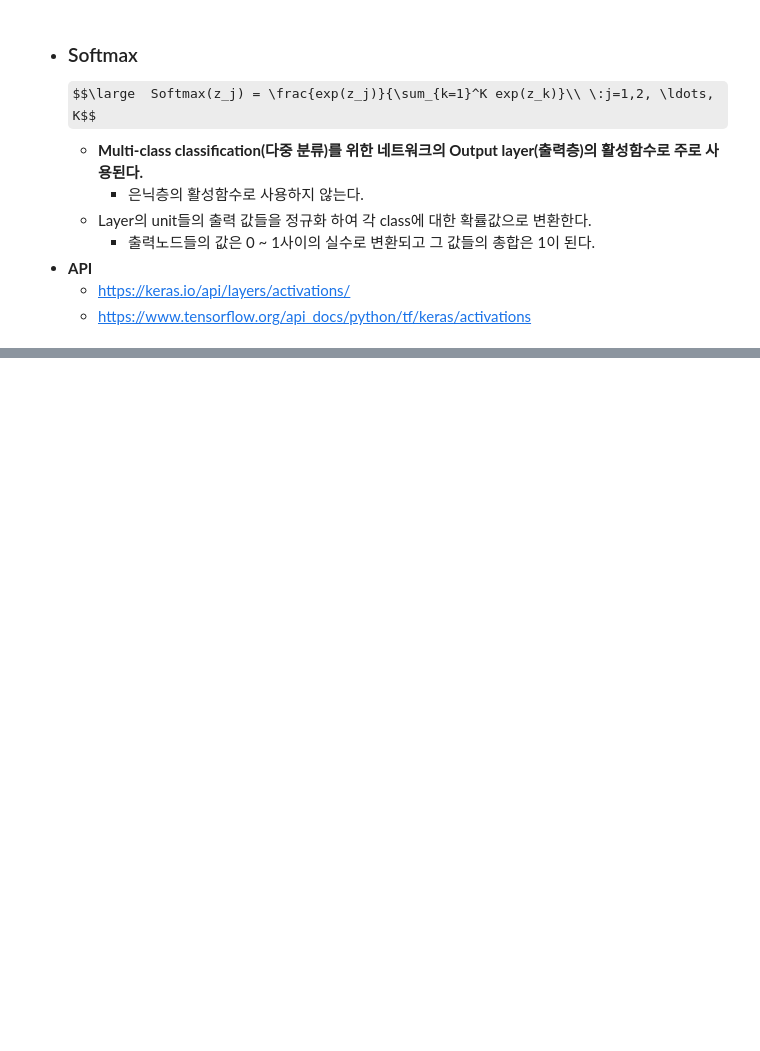
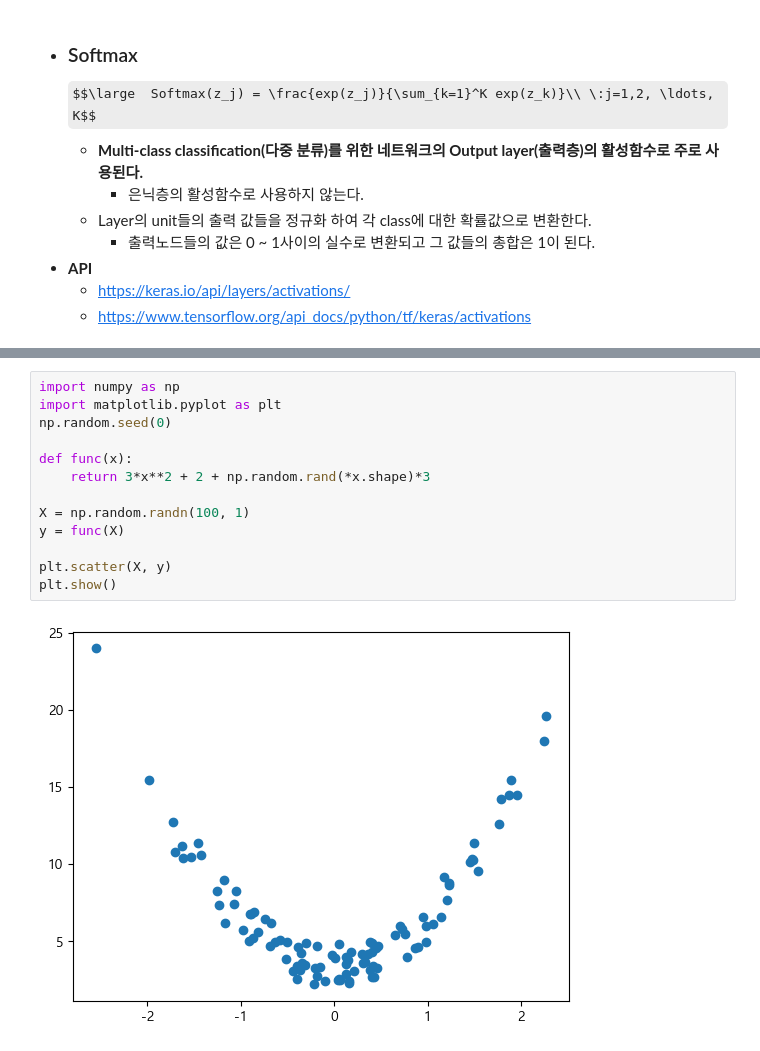
Before and after one commit to 1ee1hee/Deep_Learning, a Jupyter notebook: 신경망 구조.ipynb, the cells around one changed output, grey strips where cells are left out. Saved outputs shown, nothing was run; the diff lists cells and outputs as text; some formulas as TeX source; blank space fills up the shorter version.

```diff
--- a/신경망 구조.ipynb
+++ b/신경망 구조.ipynb
@@ -131,0 +292,15 @@ $\LARGE a=\sigma( z)$
+# %%
+import numpy as np
+import matplotlib.pyplot as plt
+np.random.seed(0)
+
+def func(x):
+    return 3*x**2 + 2 + np.random.rand(*x.shape)*3
+
+X = np.random.randn(100, 1)
+y = func(X)
+
+plt.scatter(X, y)
+plt.show()
+# %% [output]
+[figure, added]
```
Also changed, not shown: parts of 23 cells of this notebook.
